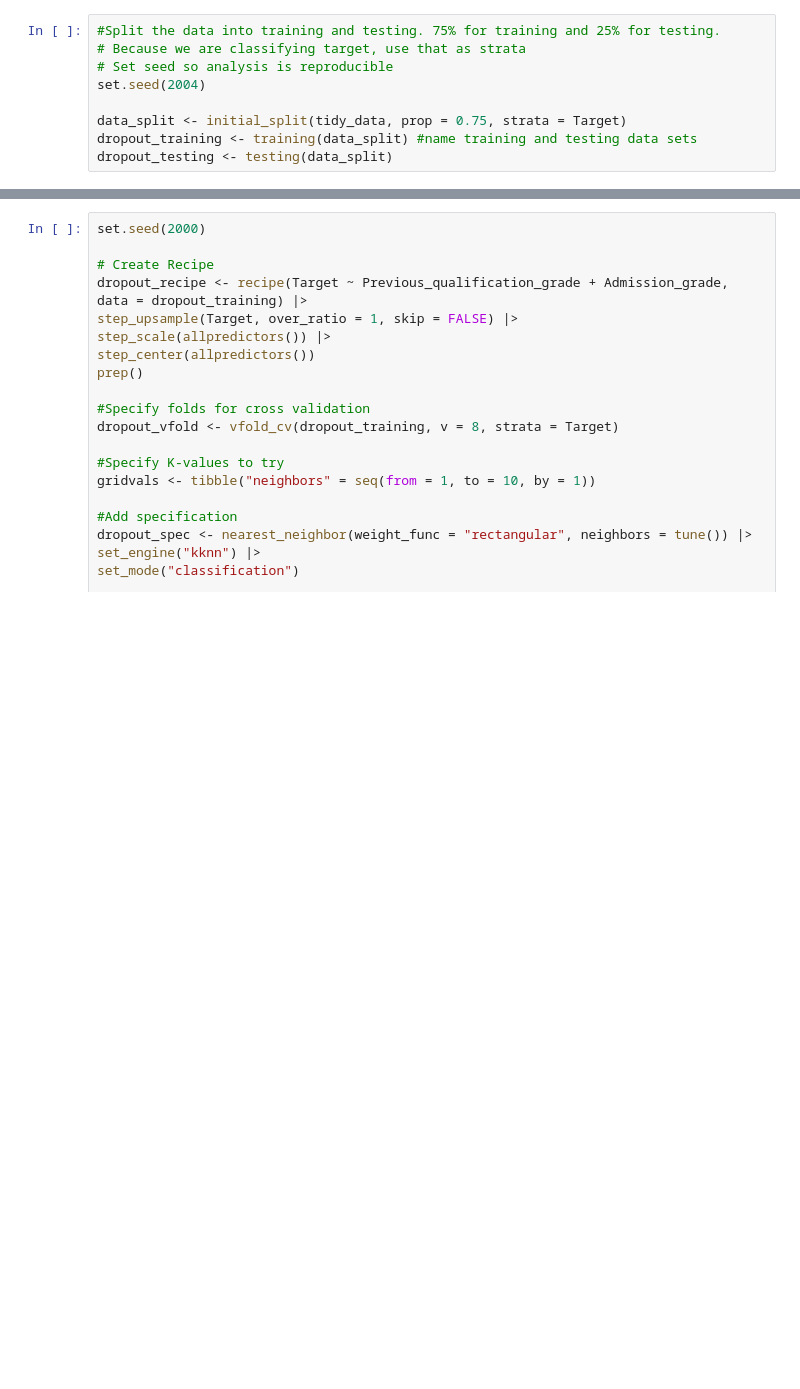
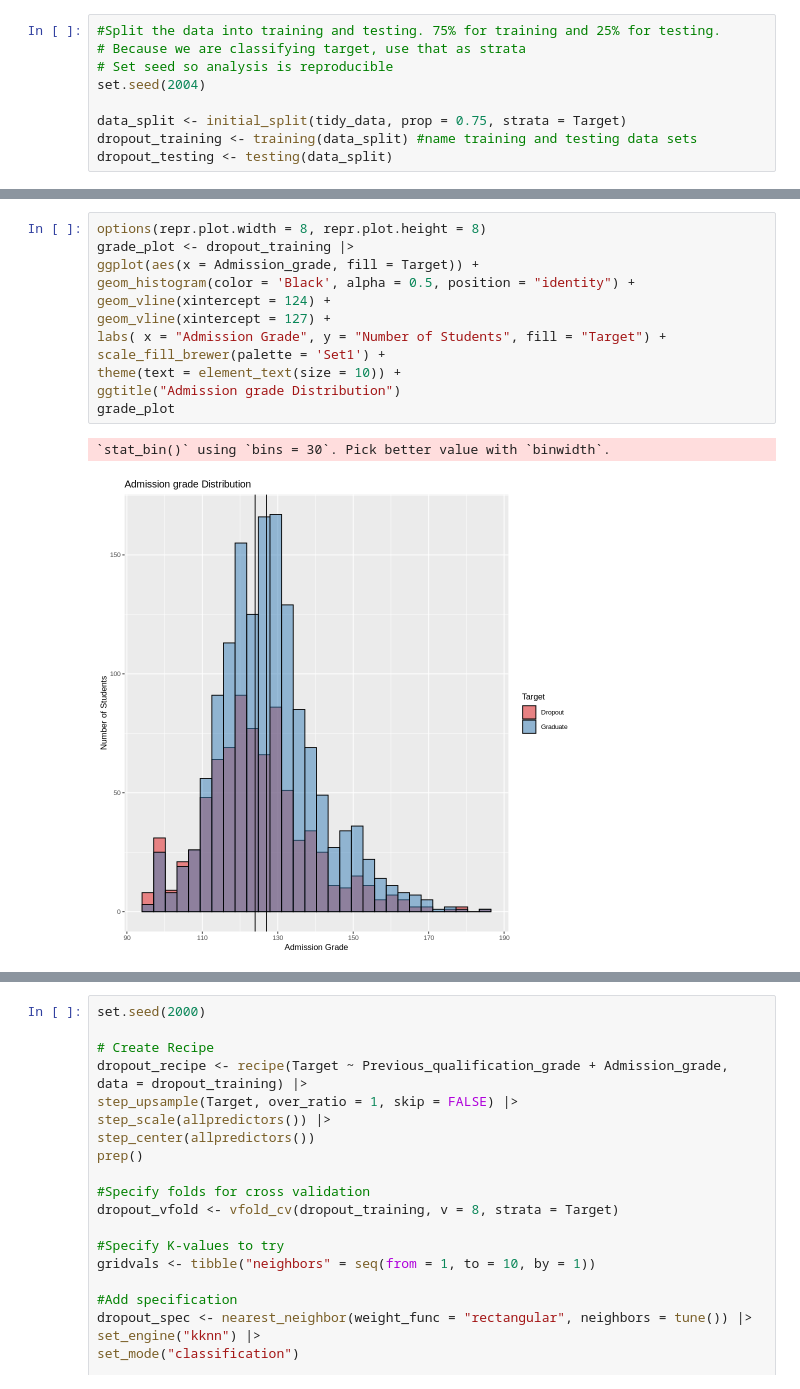
Before and after one commit to jternier/dsci_100_project, a Jupyter notebook: tidy_data/Project.ipynb, the cells around one changed output, grey strips where cells are left out. Saved outputs shown, nothing was run; the diff lists cells and outputs as text; blank space fills up the shorter version.

```diff
--- a/tidy_data/Project.ipynb
+++ b/tidy_data/Project.ipynb
@@ -73,0 +123,15 @@ dropout_testing <- testing(data_split)
+# %%
+options(repr.plot.width = 8, repr.plot.height = 8)
+grade_plot <- dropout_training |>
+ggplot(aes(x = Admission_grade, fill = Target)) +
+geom_histogram(color = 'Black', alpha = 0.5, position = "identity") +
+geom_vline(xintercept = 124) +
+geom_vline(xintercept = 127) +
+labs( x = "Admission Grade", y = "Number of Students", fill = "Target") +
+scale_fill_brewer(palette = 'Set1') +
+theme(text = element_text(size = 10)) +
+ggtitle("Admission grade Distribution")
+grade_plot
+# %% [output]
+`stat_bin()` using `bins = 30`. Pick better value with `binwidth`.
+[figure, added]
```
Also changed, not shown: parts of 17 cells of this notebook.
